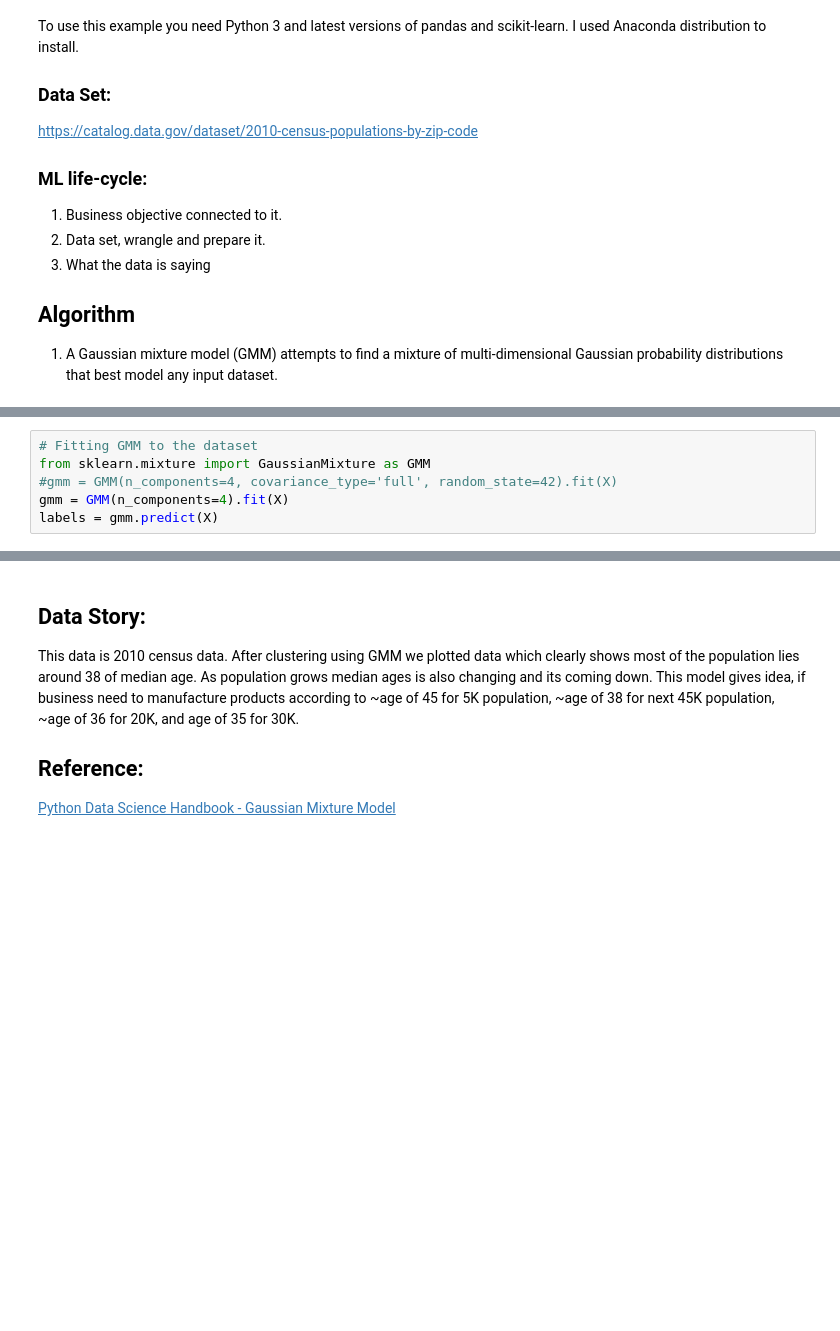
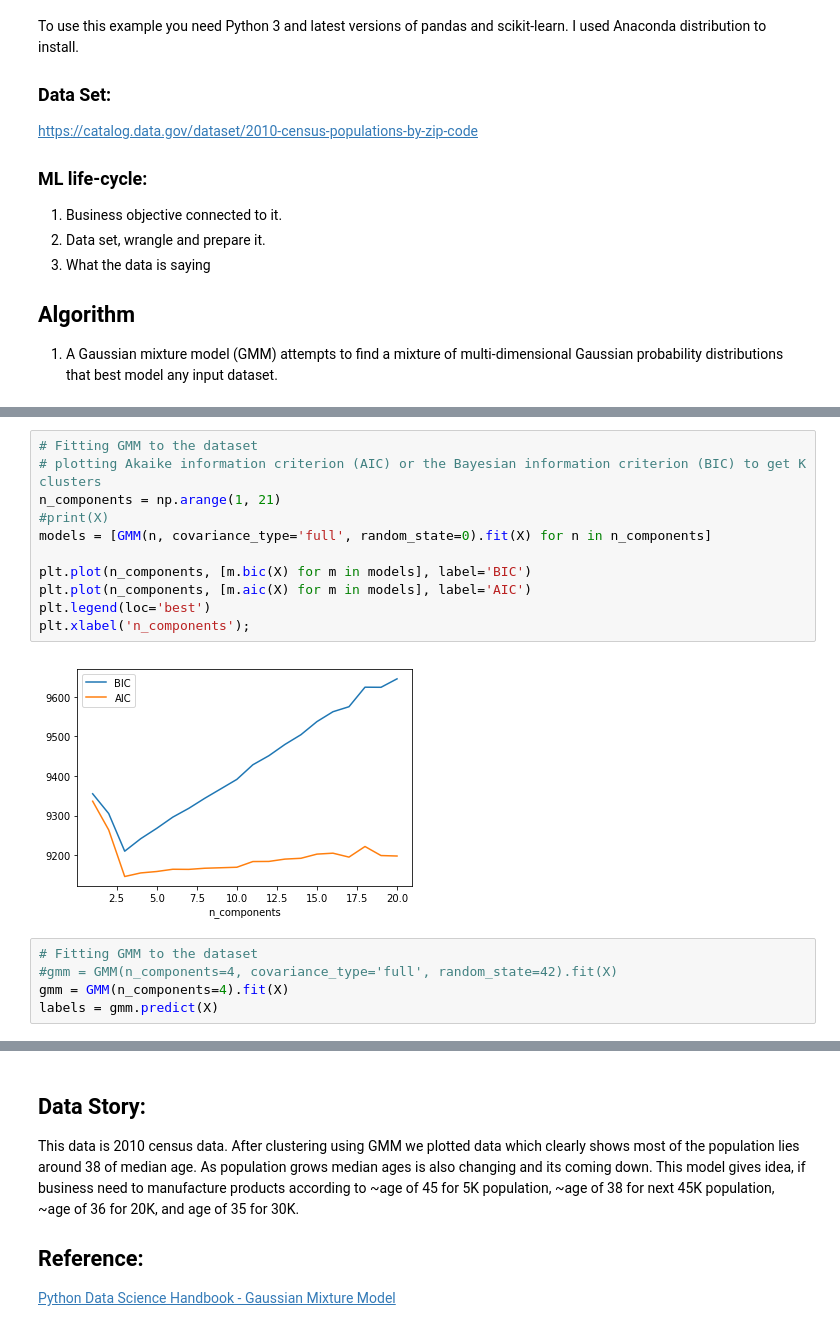
Before and after one commit to manojknit/MachineLearningModels, a Jupyter notebook: Clustering_GaussianMixtureModel/GaussianMixtureModel Clustering.ipynb, the cells around one changed output, grey strips where cells are left out. Cells and saved outputs as stored; diff of their text form; blank space fills up the shorter version.

```diff
--- a/Clustering_GaussianMixtureModel/GaussianMixtureModel Clustering.ipynb
+++ b/Clustering_GaussianMixtureModel/GaussianMixtureModel Clustering.ipynb
@@ -58,9 +59,21 @@ print(X[:20])
  [4.93100000e+04 3.32000000e+01]
  [6.44580000e+04 3.58000000e+01]
  [3.89670000e+04 3.46000000e+01]]
+# %%
+# Fitting GMM to the dataset
+# plotting Akaike information criterion (AIC) or the Bayesian information criterion (BIC) to get K clusters
+n_components = np.arange(1, 21)
+#print(X)
+models = [GMM(n, covariance_type='full', random_state=0).fit(X) for n in n_components]
+
+plt.plot(n_components, [m.bic(X) for m in models], label='BIC')
+plt.plot(n_components, [m.aic(X) for m in models], label='AIC')
+plt.legend(loc='best')
+plt.xlabel('n_components');
+# %% [output]
+[figure, added]
 # %%
 # Fitting GMM to the dataset
-from sklearn.mixture import GaussianMixture as GMM
 #gmm = GMM(n_components=4, covariance_type='full', random_state=42).fit(X)
 gmm = GMM(n_components=4).fit(X)
 labels = gmm.predict(X)
```
Also changed, not shown: parts of 2 cells of this notebook.
